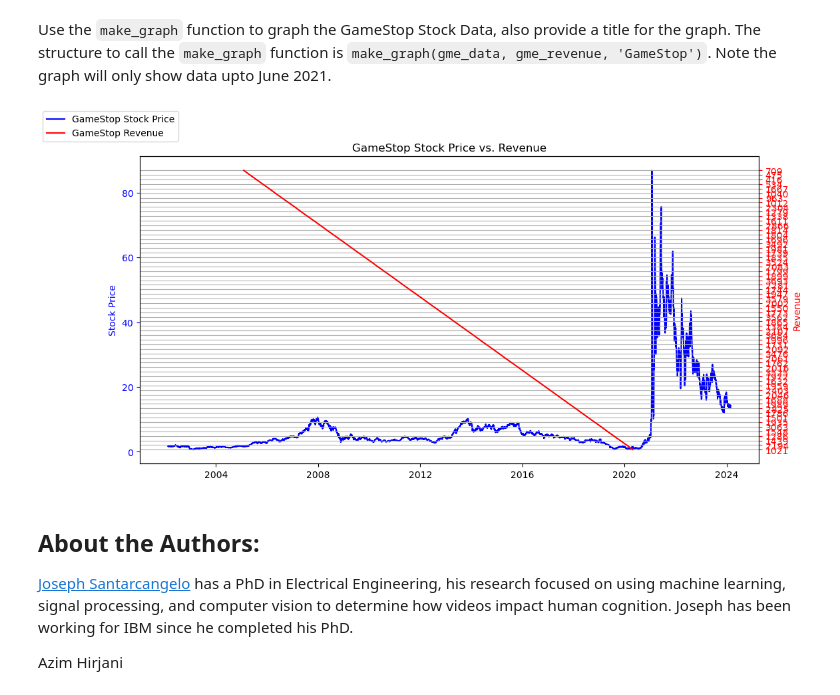
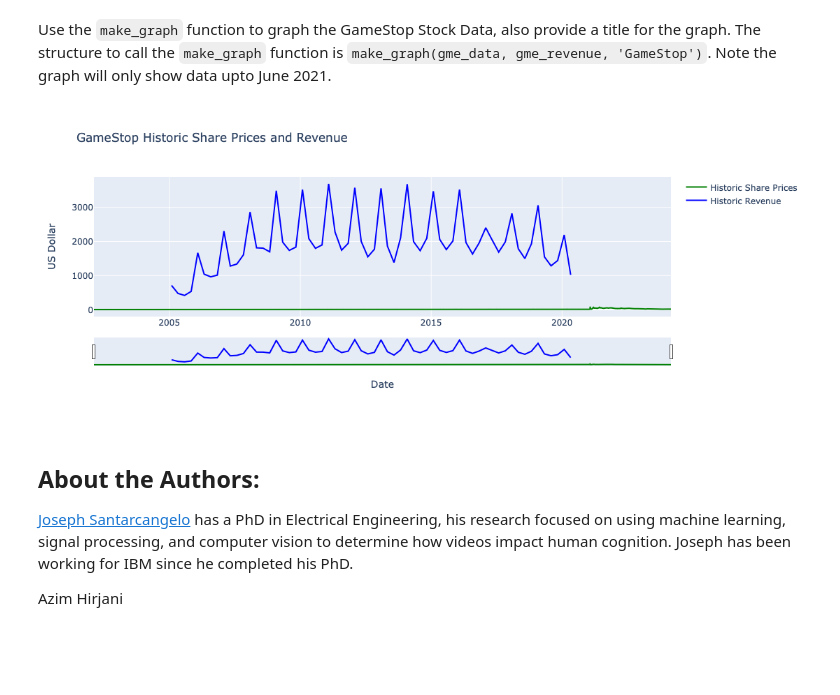
Before and after one commit to LizeOosthuizen/Extracting-and-Visualizing-Stock-Data, a Jupyter notebook: Final Assignment.ipynb, the cells around one changed output. Cells and saved outputs as stored; diff of their text form; code cells hidden in the pictures; blank space fills up the shorter version.

```diff
--- a/Final Assignment.ipynb
+++ b/Final Assignment.ipynb
@@ -326,10 +295,33 @@ make_graph(tesla_data, tesla_revenue, 'Tesla')
 ## Question 6: Plot GameStop Stock Graph
 # %% [markdown]
 Use the `make_graph` function to graph the GameStop Stock Data, also provide a title for the graph. The structure to call the `make_graph` function is `make_graph(gme_data, gme_revenue, 'GameStop')`. Note the graph will only show data upto June 2021.
-# %%
-make_graph(gme_data, gme_revenue, 'GameStop')
-# %% [output]
-[figure, removed]
+# %%
+import plotly.graph_objects as go
+
+def make_graph(stock_data, revenue_data, title):
+    # Create figure
+    fig = go.Figure()
+
+    # Adding trace for historic share prices
+    fig.add_trace(go.Scatter(x=stock_data['Date'], y=stock_data['Close'], mode='lines', name='Historic Share Prices', line=dict(color='green')))
+
+    # Adding trace for historic revenue
+    fig.add_trace(go.Scatter(x=revenue_data['Date'], y=revenue_data['Revenue'], mode='lines', name='Historic Revenue', line=dict(color='blue')))
+
+    # Update layout
+    fig.update_layout(title=title,
+                      xaxis_title='Date',
+                      yaxis_title='US Dollar',
+                      xaxis_rangeslider_visible=True)  # Add range slider
+
+    # Show figure
+    fig.show()
+
+# Assuming gme_data and gme_revenue are pandas DataFrames with Date and Close/Revenue columns respectively
+# Call the make_graph function
+make_graph(gme_data, gme_revenue, 'GameStop Historic Share Prices and Revenue')
+# %% [output]
+[figure, added]
 # %% [markdown]
 <h2>About the Authors:</h2>
 
```
Also changed, not shown: parts of 16 cells of this notebook.
